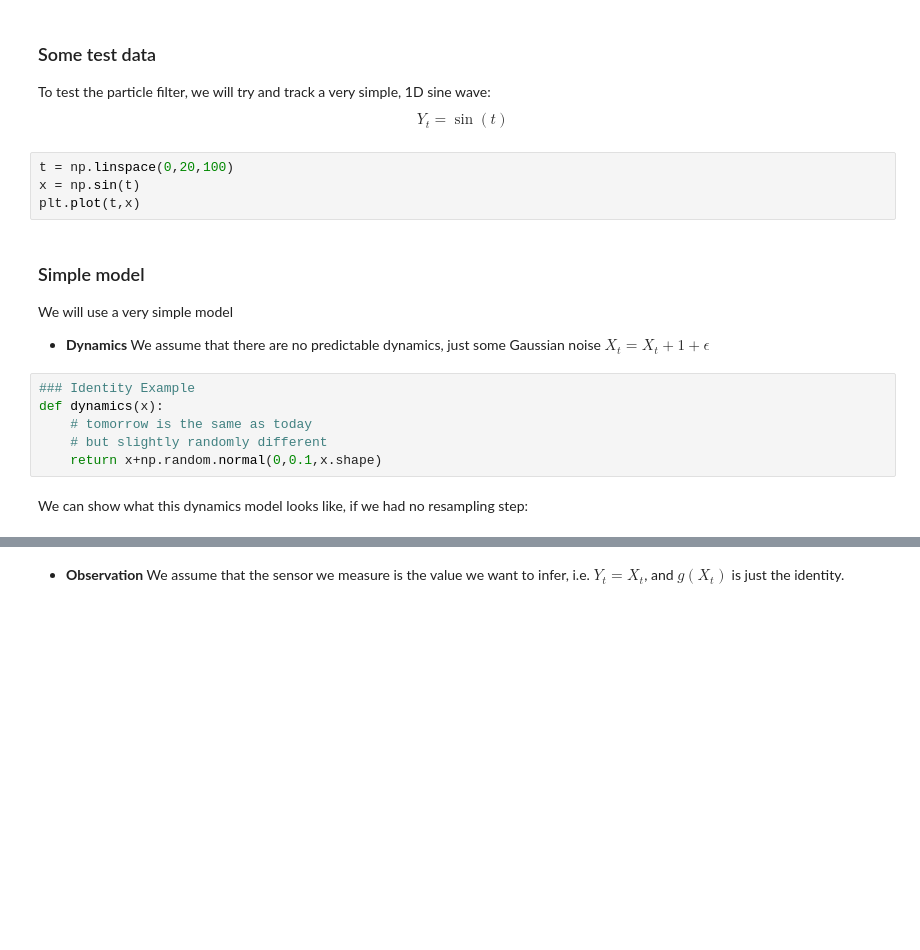
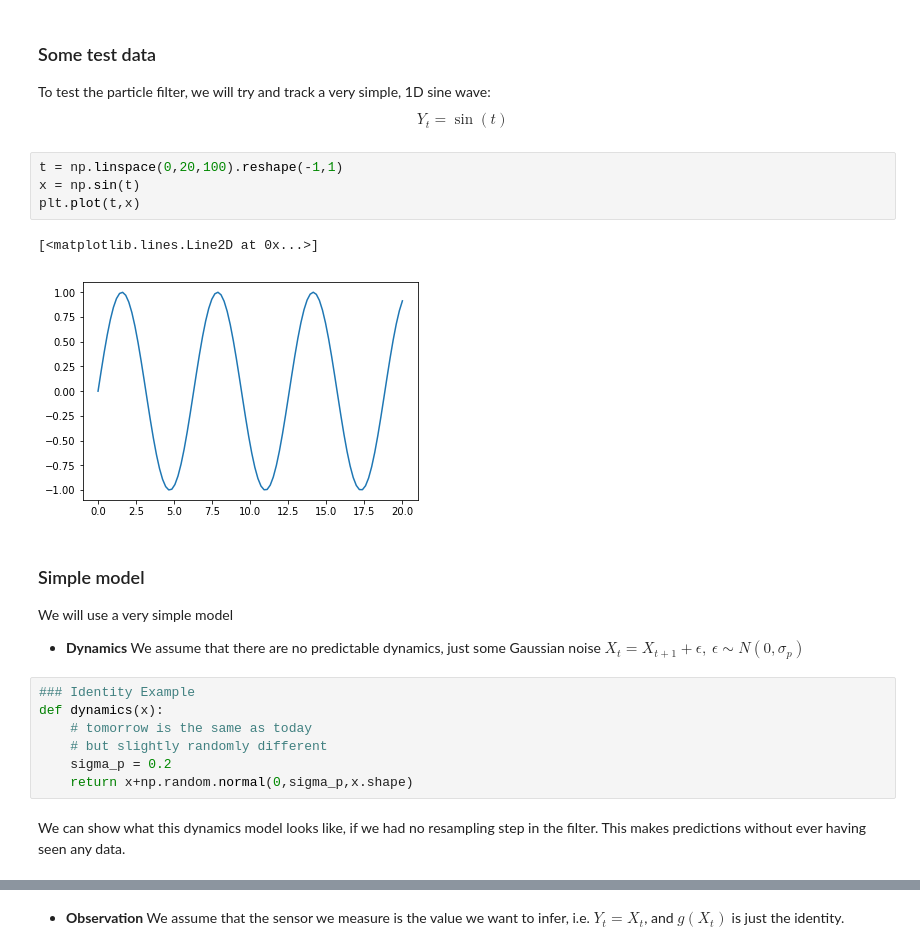
Before and after one commit to johnhw/probabilisticfiltering, a Jupyter notebook: ProbabilisticFiltering.ipynb, the cells around one changed output, grey strips where cells are left out. Drawn from its saved outputs; the diff is of its cells as text; blank space fills up the shorter version.

```diff
--- a/ProbabilisticFiltering.ipynb
+++ b/ProbabilisticFiltering.ipynb
@@ -131,23 +195,27 @@ matplotlib.rcParams['figure.figsize'] = (14.0, 8.0)
 To test the particle filter, we will try and track a very simple, 1D sine wave:
 $$Y_t=\sin(t)$$
 # %%
-t = np.linspace(0,20,100)
+t = np.linspace(0,20,100).reshape(-1,1)
 x = np.sin(t)
 plt.plot(t,x)
+# %% [output]
+[<matplotlib.lines.Line2D at 0x...>]
+[figure, added]
 # %% [markdown]
 ### Simple model
 We will use a very simple model
 
 * **Dynamics**
-We assume that there are no predictable dynamics, just some Gaussian noise $X_t = X_t+1 + \epsilon$
+We assume that there are no predictable dynamics, just some Gaussian noise $X_t = X_{t+1} + \epsilon,\  \epsilon \sim N(0,\sigma_p)$
 # %%
 ### Identity Example
 def dynamics(x):
     # tomorrow is the same as today
     # but slightly randomly different
-    return x+np.random.normal(0,0.1,x.shape)
+    sigma_p = 0.2
+    return x+np.random.normal(0,sigma_p,x.shape)
 # %% [markdown]
-We can show what this dynamics model looks like, if we had no resampling step:
+We can show what this dynamics model looks like, if we had no resampling step in the filter. This makes predictions without ever having seen any data.
 # %%
 def simulate_dynamics(priors, dynamics, steps, n_runs=1):
     runs = []
```
Also changed, not shown: parts of 23 cells of this notebook, 4 other files.
